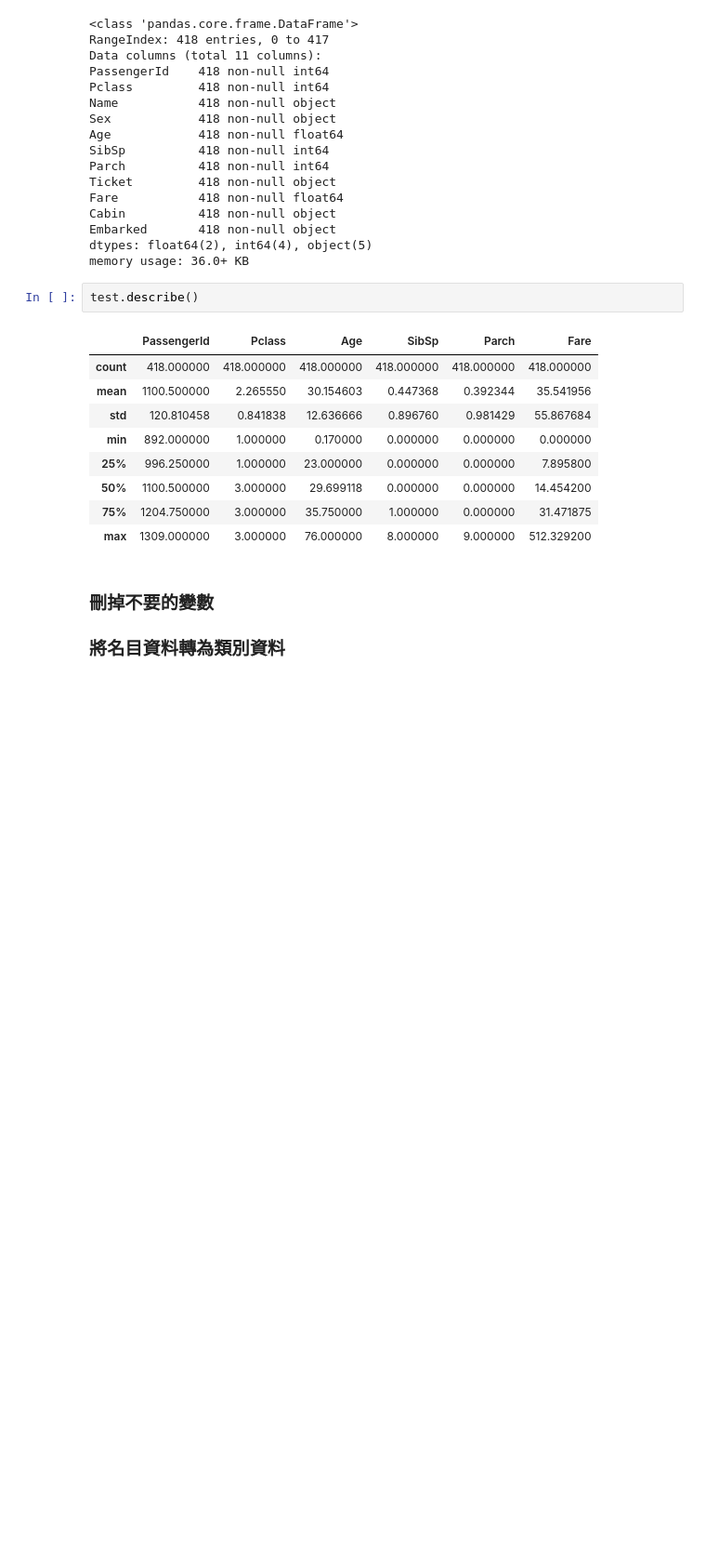
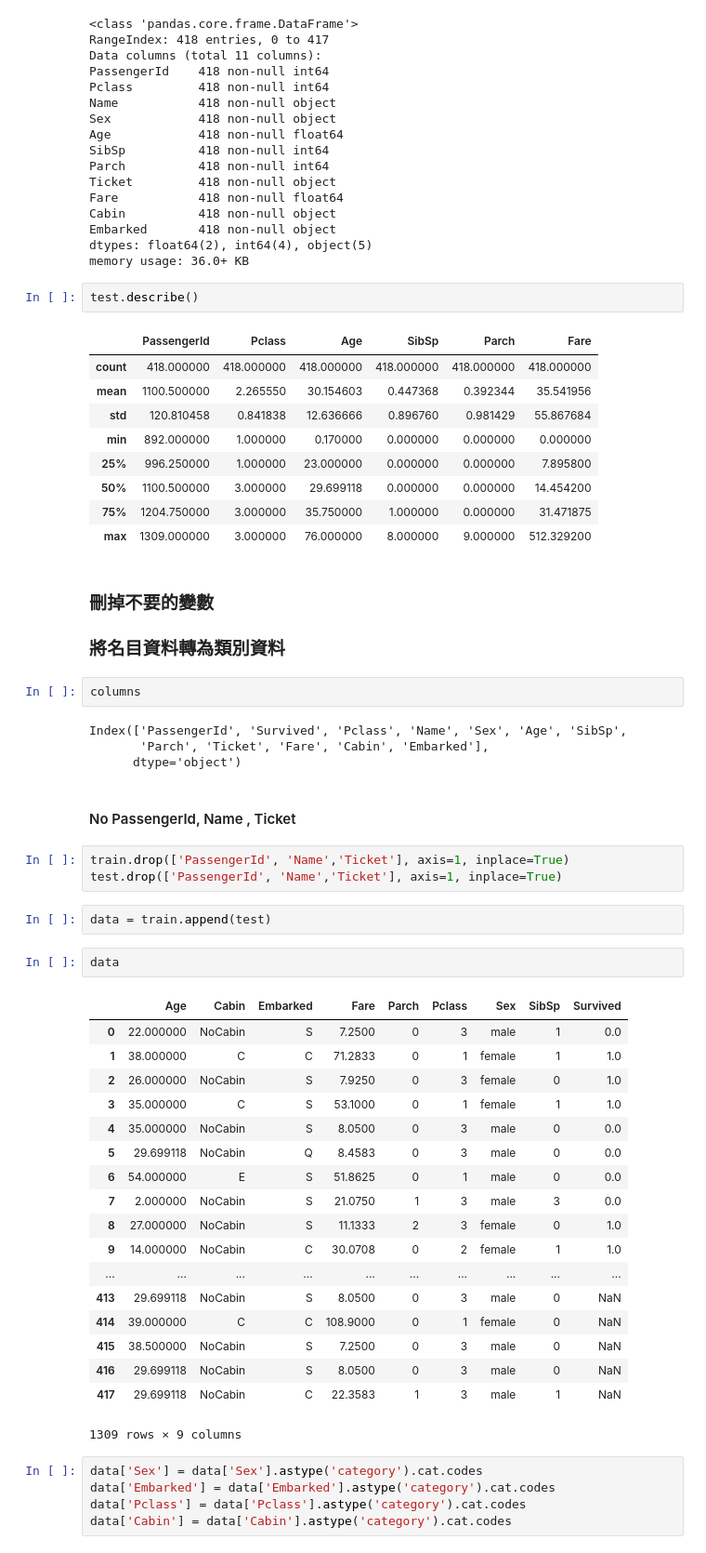
Before and after one commit to fred17756/AI, a Jupyter notebook: HW1.ipynb, the cells around one changed output. Shown at 93% size. Saved outputs shown, nothing was run; the diff lists cells and outputs as text; blank space fills up the shorter version.

```diff
--- a/HW1.ipynb
+++ b/HW1.ipynb
@@ -149,3 +157,42 @@ test.describe()
 # %% [markdown]
 ### 刪掉不要的變數
 ### 將名目資料轉為類別資料
+# %%
+columns
+# %% [output]
+Index(['PassengerId', 'Survived', 'Pclass', 'Name', 'Sex', 'Age', 'SibSp',
+       'Parch', 'Ticket', 'Fare', 'Cabin', 'Embarked'],
+      dtype='object')
+# %% [markdown]
+#### No PassengerId, Name , Ticket
+# %%
+train.drop(['PassengerId', 'Name','Ticket'], axis=1, inplace=True)
+test.drop(['PassengerId', 'Name','Ticket'], axis=1, inplace=True)
+# %%
+data = train.append(test)
+# %%
+data
+# %% [output]
+|  | Age | Cabin | Embarked | Fare | Parch | Pclass | Sex | SibSp | Survived |
+| 0 | 22.000000 | NoCabin | S | 7.2500 | 0 | 3 | male | 1 | 0.0 |
+| 1 | 38.000000 | C | C | 71.2833 | 0 | 1 | female | 1 | 1.0 |
+| 2 | 26.000000 | NoCabin | S | 7.9250 | 0 | 3 | female | 0 | 1.0 |
+| 3 | 35.000000 | C | S | 53.1000 | 0 | 1 | female | 1 | 1.0 |
+| 4 | 35.000000 | NoCabin | S | 8.0500 | 0 | 3 | male | 0 | 0.0 |
+| 5 | 29.699118 | NoCabin | Q | 8.4583 | 0 | 3 | male | 0 | 0.0 |
+| 6 | 54.000000 | E | S | 51.8625 | 0 | 1 | male | 0 | 0.0 |
+| 7 | 2.000000 | NoCabin | S | 21.0750 | 1 | 3 | male | 3 | 0.0 |
+| 8 | 27.000000 | NoCabin | S | 11.1333 | 2 | 3 | female | 0 | 1.0 |
+| 9 | 14.000000 | NoCabin | C | 30.0708 | 0 | 2 | female | 1 | 1.0 |
+| ... | ... | ... | ... | ... | ... | ... | ... | ... | ... |
+| 413 | 29.699118 | NoCabin | S | 8.0500 | 0 | 3 | male | 0 | NaN |
+| 414 | 39.000000 | C | C | 108.9000 | 0 | 1 | female | 0 | NaN |
+| 415 | 38.500000 | NoCabin | S | 7.2500 | 0 | 3 | male | 0 | NaN |
+| 416 | 29.699118 | NoCabin | S | 8.0500 | 0 | 3 | male | 0 | NaN |
+| 417 | 29.699118 | NoCabin | C | 22.3583 | 1 | 3 | male | 1 | NaN |
+1309 rows × 9 columns
+# %%
+data['Sex'] = data['Sex'].astype('category').cat.codes
+data['Embarked'] = data['Embarked'].astype('category').cat.codes
+data['Pclass'] = data['Pclass'].astype('category').cat.codes
+data['Cabin'] = data['Cabin'].astype('category').cat.codes
```
Also changed, not shown: parts of 9 cells of this notebook.
